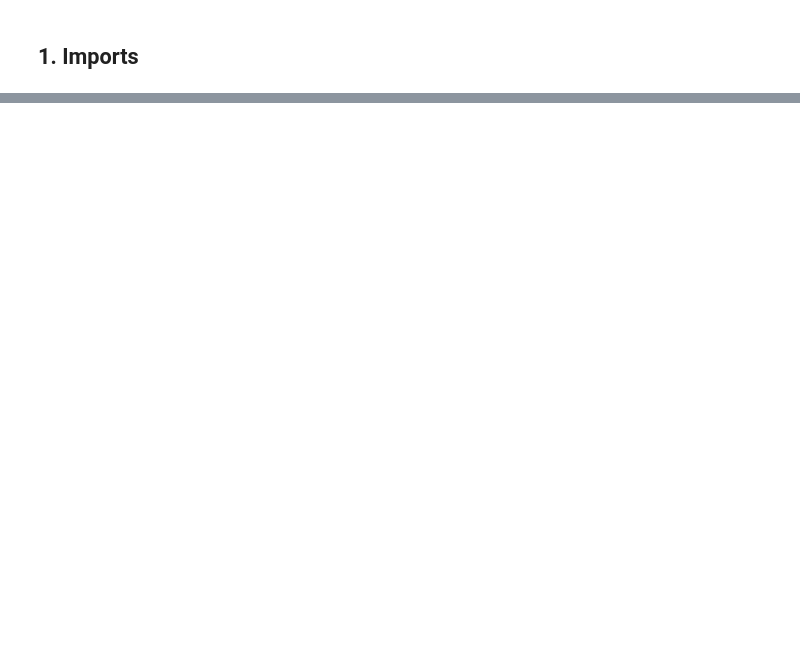
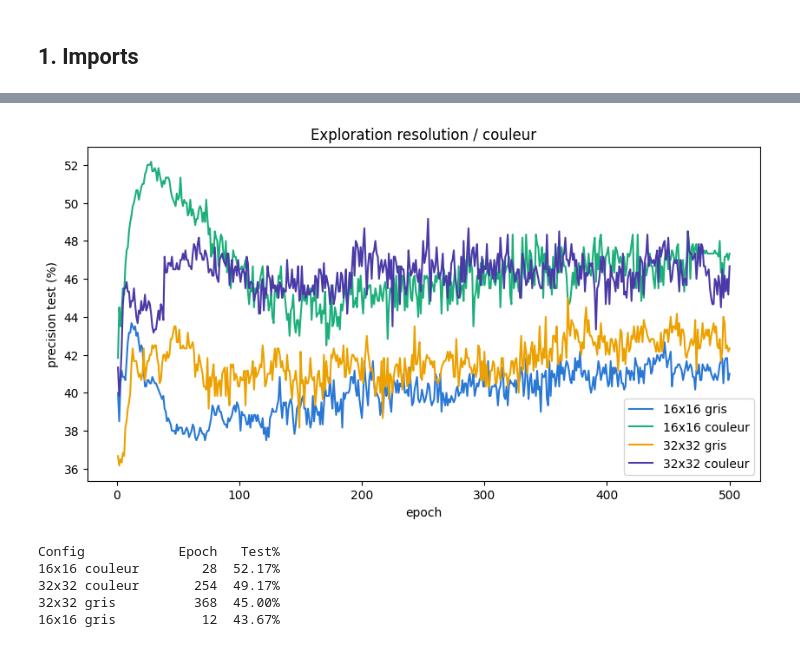
Before and after one commit to AbdelkrimAKKAL/Projet_Annual_IA, a Jupyter notebook: jupyter/pmc.ipynb, the cells around one changed output, grey strips where cells are left out. Saved outputs shown, nothing was run; the diff lists cells and outputs as text; code cells hidden in the pictures; blank space fills up the shorter version.

```diff
--- a/jupyter/pmc.ipynb
+++ b/jupyter/pmc.ipynb
@@ -311,0 +59,11 @@ Modèle sauvegardé : c:\Users\Shun\Desktop\Projet_Annual_IA\python\..\models\pm
+# %%
+configs = {}
+for resolution in (16, 32):
+    for couleur in (False, True):
+        X_train, Y_train = load_dataset(train_folder, target_size=(resolution, resolution), color=couleur, one_hot=True)
+        X_test,  Y_test  = load_dataset(test_folder,  target_size=(resolution, resolution), color=couleur, one_hot=True)
+        X_train, Y_train = melanger(X_train, Y_train, seed=42)
+        configs[(resolution, couleur)] = (X_train, Y_train, X_test, Y_test)
+
+for cle, (X_train, Y_train, X_test, Y_test) in configs.items():
+    print(f'{cle}: train={len(X_train)}, test={len(X_test)}')
@@ -311,0 +80,44 @@ Modèle sauvegardé : c:\Users\Shun\Desktop\Projet_Annual_IA\python\..\models\pm
+# %%
+EPOCHS_EXPLO = 500
+LR           = 0.01
+NB_CLASSES   = 3
+
+couleurs_courbe = {
+    (16, False): '#2a78d6',
+    (16, True):  '#1baf7a',
+    (32, False): '#eda100',
+    (32, True):  '#4a3aa7',
+}
+
+historiques = {}
+for cle, (X_train, Y_train, X_test, Y_test) in configs.items():
+    resolution, couleur = cle
+    nb_entrees = resolution * resolution * (3 if couleur else 1)
+    init(nb_entrees, 16, NB_CLASSES)
+    _, hist_test, _, _ = entrainer(
+        X_train, Y_train, epochs=EPOCHS_EXPLO, alpha=LR,
+        X_test=X_test, Y_test=Y_test
+    )
+    historiques[cle] = hist_test
+
+courbe_multi(historiques, couleurs_courbe, 'precision test (%)', 'Exploration resolution / couleur')
+# %% [output]
+[figure, added]
+# %%
+recap = []
+for (resolution, couleur), hist_test in historiques.items():
+    meilleur_epoch = int(np.argmax(hist_test)) + 1
+    recap.append((resolution, couleur, meilleur_epoch, hist_test[meilleur_epoch - 1]))
+
+recap.sort(key=lambda r: r[3], reverse=True)
+
+print(f"{'Config':<16}{'Epoch':>7}{'Test%':>8}")
+for resolution, couleur, epoch, acc in recap:
+    config = f"{resolution}x{resolution} {'couleur' if couleur else 'gris'}"
+    print(f"{config:<16}{epoch:>7}{acc:>7.2f}%")
+# %% [output]
+Config            Epoch   Test%
+16x16 couleur        28  52.17%
+32x32 couleur       254  49.17%
+32x32 gris          368  45.00%
+16x16 gris           12  43.67%
```
Also changed, not shown: parts of 39 cells of this notebook, 4 other files.
